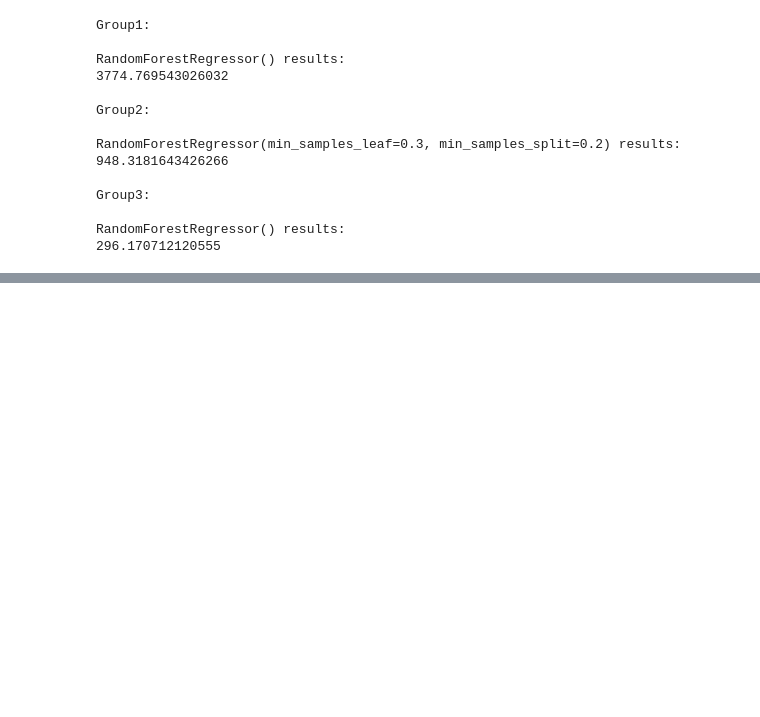
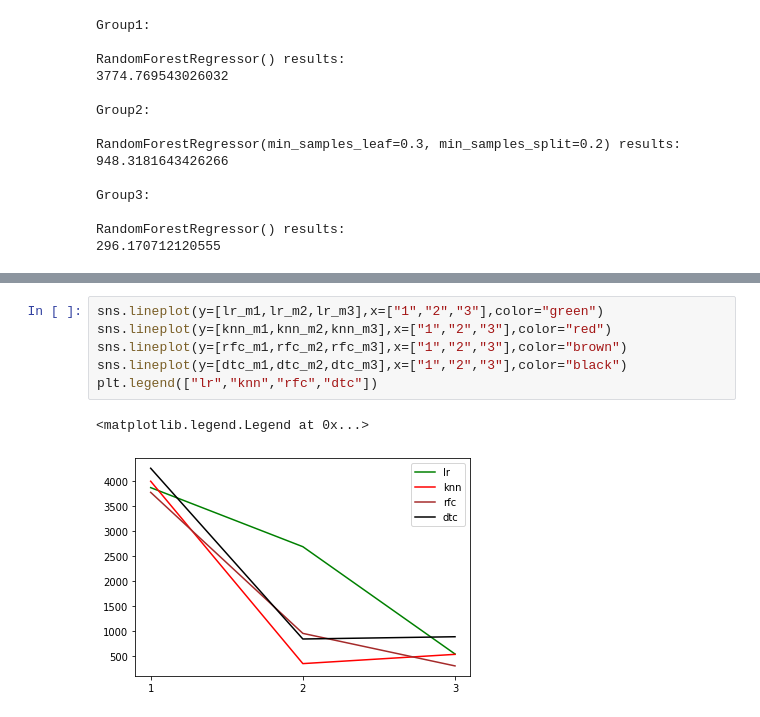
Before and after one commit to MahyarFardin/Sikit-Learn, a Jupyter notebook: Supervised-Learning/Insurance-charges/preprocessed_dataAndModel/Insurance_Charges_Predicion_withoutTuneAndLabelScale.ipynb, the cells around one changed output, grey strips where cells are left out. Drawn from its saved outputs; the diff is of its cells as text; blank space fills up the shorter version.

```diff
--- a/Supervised-Learning/Insurance-charges/preprocessed_dataAndModel/Insurance_Charges_Predicion_withoutTuneAndLabelScale.ipynb
+++ b/Supervised-Learning/Insurance-charges/preprocessed_dataAndModel/Insurance_Charges_Predicion_withoutTuneAndLabelScale.ipynb
@@ -345,0 +353,9 @@ sns.histplot([lr_])
+# %%
+sns.lineplot(y=[lr_m1,lr_m2,lr_m3],x=["1","2","3"],color="green")
+sns.lineplot(y=[knn_m1,knn_m2,knn_m3],x=["1","2","3"],color="red")
+sns.lineplot(y=[rfc_m1,rfc_m2,rfc_m3],x=["1","2","3"],color="brown")
+sns.lineplot(y=[dtc_m1,dtc_m2,dtc_m3],x=["1","2","3"],color="black")
+plt.legend(["lr","knn","rfc","dtc"])
+# %% [output]
+<matplotlib.legend.Legend at 0x...>
+[figure, added]
```
Also changed, not shown: parts of 6 cells of this notebook.
